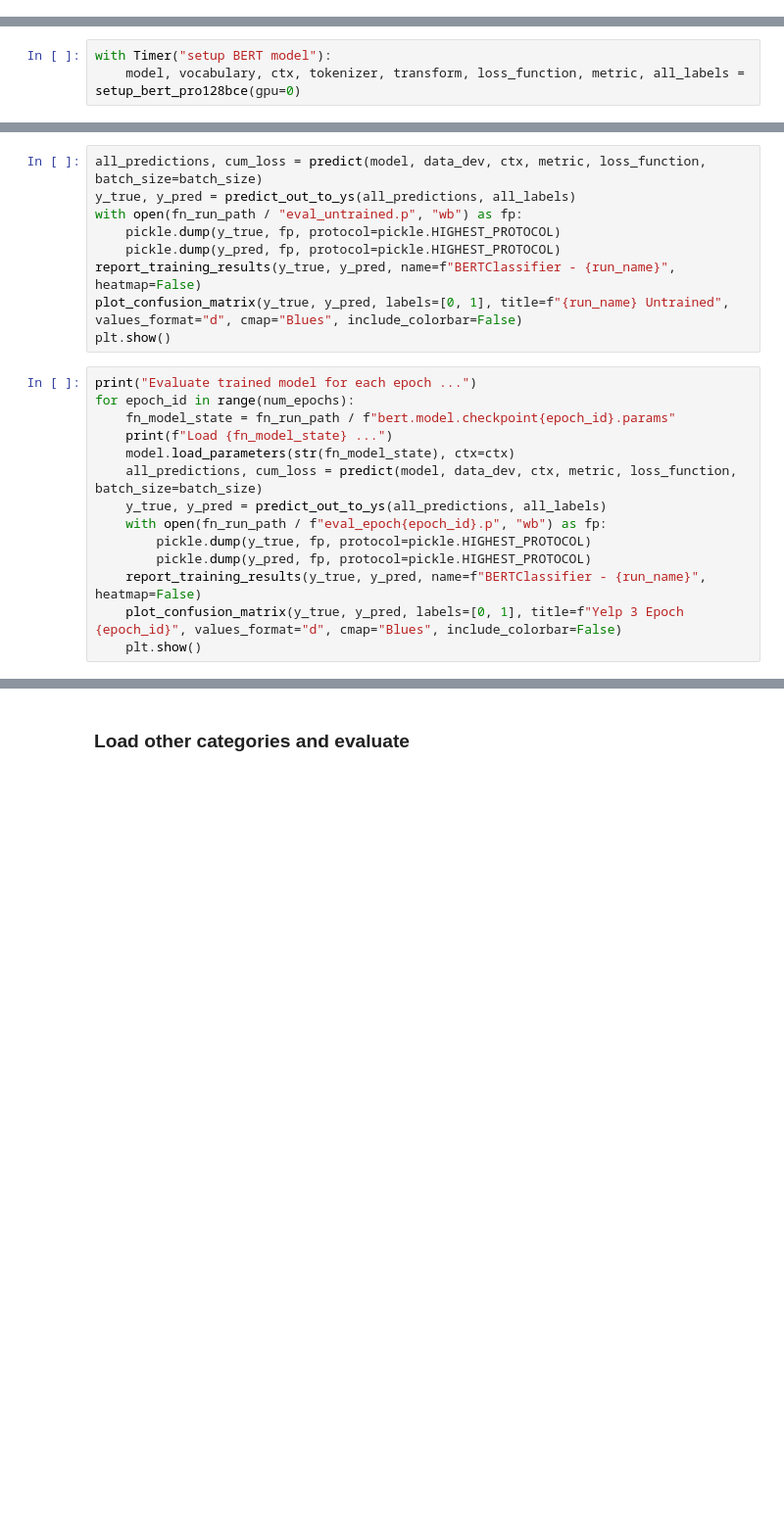
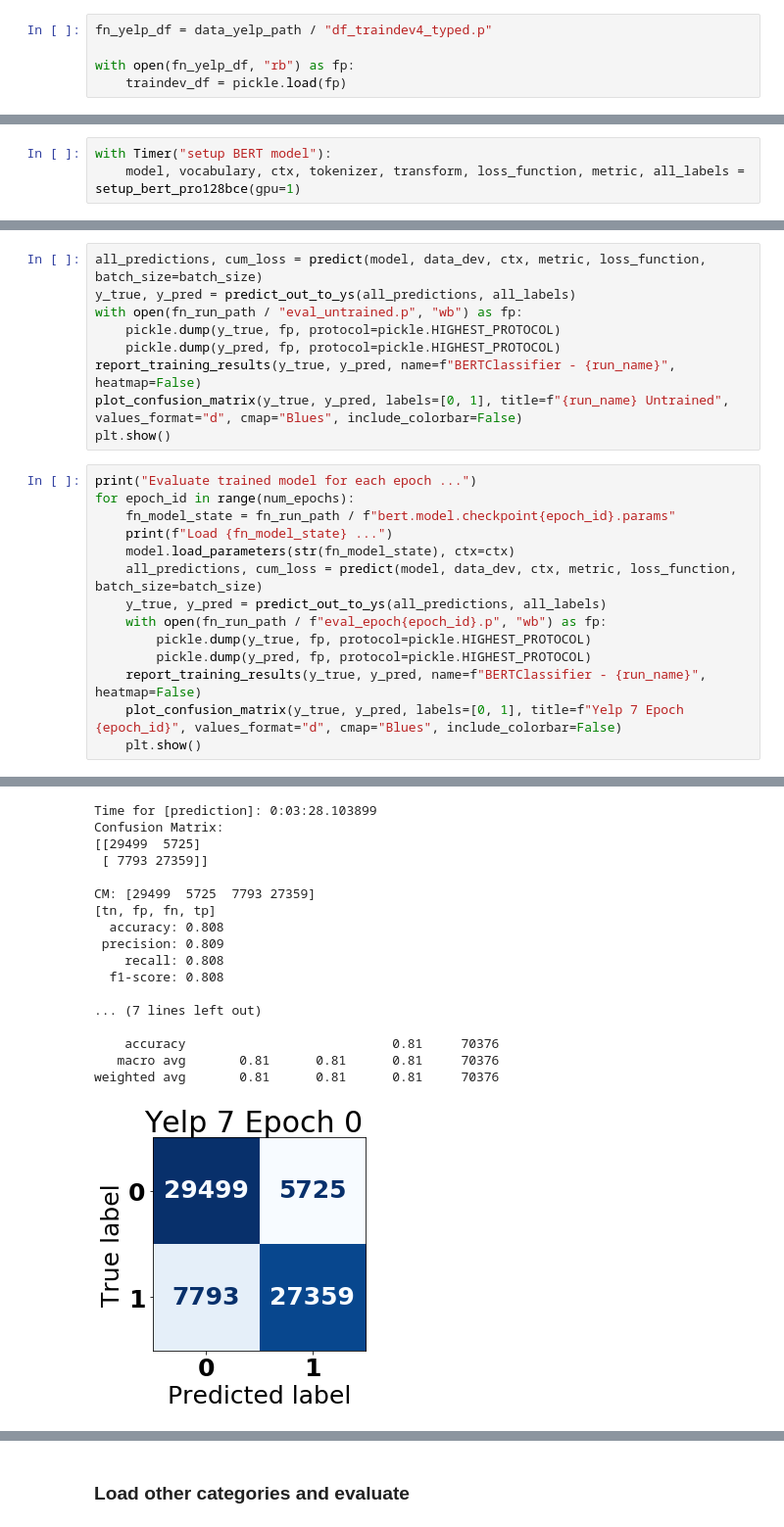
Before and after one commit to Querela/argmining19-same-side-classification, a Jupyter notebook: SentimentDatasets_Yelp_Analysis_PerSide.ipynb, the cells around one changed output, grey strips where cells are left out. Shown at 98% size. Drawn from its saved outputs; the diff is of its cells as text; blank space fills up the shorter version.

```diff
--- a/SentimentDatasets_Yelp_Analysis_PerSide.ipynb
+++ b/SentimentDatasets_Yelp_Analysis_PerSide.ipynb
@@ -841,6 +841,11 @@ df_traindev = make_or_load_pairs(df, str(fn_yelp_df), num_pairs_per_class=4)
 #ss (neg) 175940
 #nss 351880
 #~ss 703760
+# %%
+fn_yelp_df = data_yelp_path / "df_traindev4_typed.p"
+
+with open(fn_yelp_df, "rb") as fp:
+    traindev_df = pickle.load(fp)
 # %% [markdown]
 ---
 # %% [markdown]
@@ -1020,6 +1027,6 @@ traindev_df["tag"] = "NA"
 X_train, X_dev, y_train, y_dev = get_train_test_sets(traindev_df, ratio=0.1)
 # %%
 with Timer("setup BERT model"):
-    model, vocabulary, ctx, tokenizer, transform, loss_function, metric, all_labels = setup_bert_pro128bce(gpu=0)
+    model, vocabulary, ctx, tokenizer, transform, loss_function, metric, all_labels = setup_bert_pro128bce(gpu=1)
 # %% [output]
 Start on [setup BERT model] ...
@@ -1431,5 +1462,6 @@ for epoch_id in range(num_epochs):
         pickle.dump(y_true, fp, protocol=pickle.HIGHEST_PROTOCOL)
         pickle.dump(y_pred, fp, protocol=pickle.HIGHEST_PROTOCOL)
     report_training_results(y_true, y_pred, name=f"BERTClassifier - {run_name}", heatmap=False)
-    plot_confusion_matrix(y_true, y_pred, labels=[0, 1], title=f"Yelp 3 Epoch {epoch_id}", values_format="d", cmap="Blues", include_colorbar=False)
+    plot_confusion_matrix(y_true, y_pred, labels=[0, 1], title=f"Yelp 7 Epoch {epoch_id}", values_format="d", cmap="Blues", include_colorbar=False)
     plt.show()
+# %% [output]
@@ -1435,0 +1471,18 @@ for epoch_id in range(num_epochs):
+Time for [prediction]: 0:03:28.103899
+Confusion Matrix:
+[[29499  5725]
+ [ 7793 27359]]
+
+CM: [29499  5725  7793 27359]
+[tn, fp, fn, tp]
+  accuracy: 0.808
+ precision: 0.809
+    recall: 0.808
+  f1-score: 0.808
+
+... (7 lines left out)
+
+    accuracy                           0.81     70376
+   macro avg       0.81      0.81      0.81     70376
+weighted avg       0.81      0.81      0.81     70376
+[figure, added]
```
Also changed, not shown: parts of 14 cells of this notebook, 1 other file.
